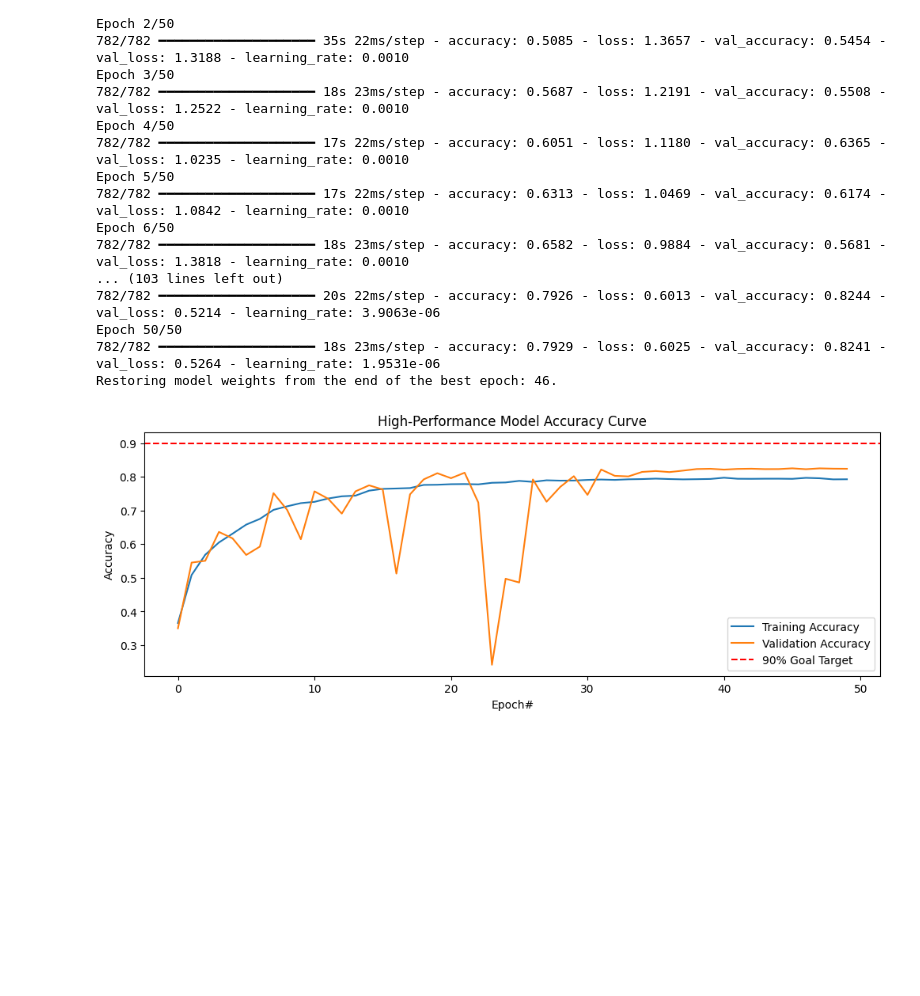
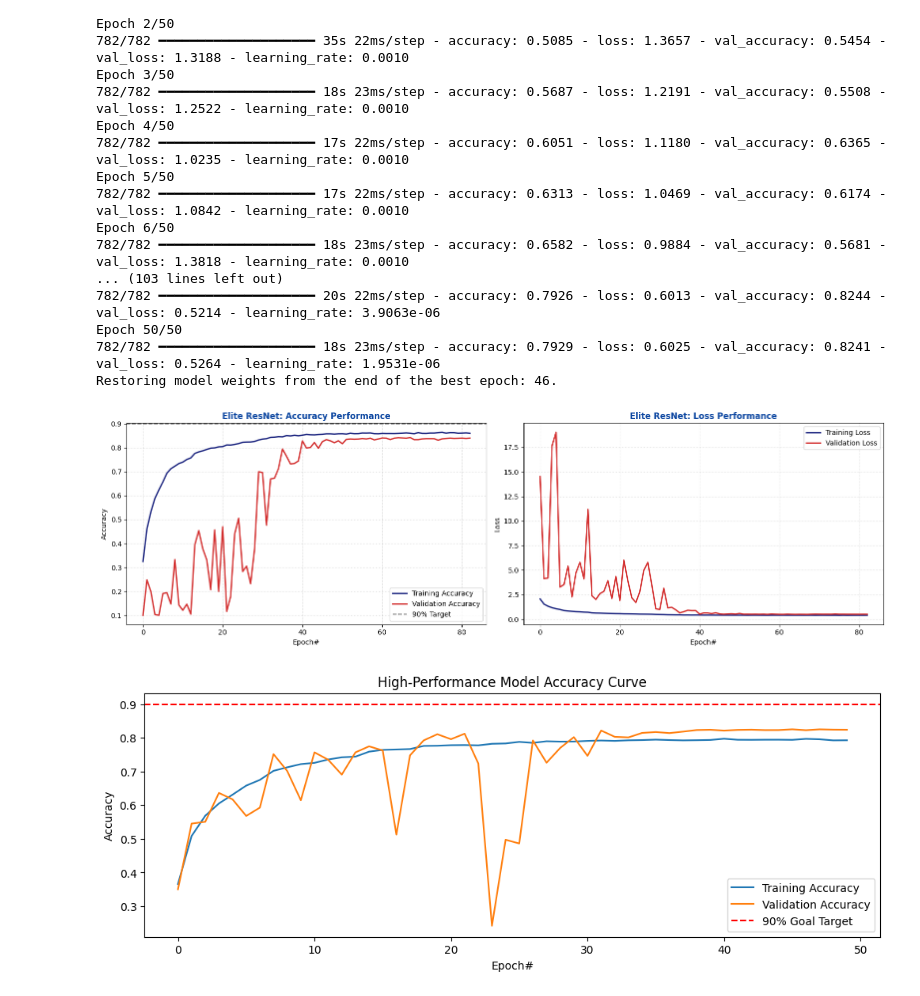
Before and after one commit to vivek-bhushan/Tasks-i-APC, a Jupyter notebook: Image_Classification_using_CIFAR_10_dataset.ipynb, the cells around one changed output. Cells and saved outputs as stored; diff of their text form; code cells hidden in the pictures; blank space fills up the shorter version.

```diff
--- a/Image_Classification_using_CIFAR_10_dataset.ipynb
+++ b/Image_Classification_using_CIFAR_10_dataset.ipynb
@@ -678,6 +680,37 @@ Epoch 6/50
 Epoch 50/50
 782/782 ━━━━━━━━━━━━━━━━━━━━ 18s 23ms/step - accuracy: 0.7929 - loss: 0.6025 - val_accuracy: 0.8241 - val_loss: 0.5264 - learning_rate: 1.9531e-06
 Restoring model weights from the end of the best epoch: 46.
+# %%
+import matplotlib.pyplot as plt
+
+if 'history_elite' in globals() or 'history_elite' in locals():
+    fig, (ax1, ax2) = plt.subplots(1, 2, figsize=(16, 5))
+
+    # Plot Accuracy Curves
+    ax1.plot(history_elite.history['accuracy'], label='Training Accuracy', color='#1a237e', linewidth=2)
+    ax1.plot(history_elite.history['val_accuracy'], label='Validation Accuracy', color='#d32f2f', linewidth=2)
+    ax1.axhline(y=0.90, color='gray', linestyle='--', label='90% Target')
+    ax1.set_xlabel('Epoch#', fontsize=10)
+    ax1.set_ylabel('Accuracy', fontsize=10)
+    ax1.set_title('Elite ResNet: Accuracy Performance', fontsize=12, fontweight='bold', color='#0d47a1')
+    ax1.legend(loc='lower right')
+    ax1.grid(True, linestyle=':', alpha=0.6)
+
+    # Plot Loss Curves
+    ax2.plot(history_elite.history['loss'], label='Training Loss', color='#1a237e', linewidth=2)
+    ax2.plot(history_elite.history['val_loss'], label='Validation Loss', color='#d32f2f', linewidth=2)
+    ax2.set_xlabel('Epoch#', fontsize=10)
+    ax2.set_ylabel('Loss', fontsize=10)
+    ax2.set_title('Elite ResNet: Loss Performance', fontsize=12, fontweight='bold', color='#0d47a1')
+    ax2.legend(loc='upper right')
+    ax2.grid(True, linestyle=':', alpha=0.6)
+
+    plt.tight_layout()
+    plt.show()
+else:
+    print("Variable 'history_elite' not found in session memory. Please ensure the elite_model training cell (ca3044ba) has completed run.")
+# %% [output]
+[figure, added]
 # %%
 # Plot the training vs validation curves to visualize the performance
 plt.figure(figsize=(12, 4))
```
Also changed, not shown: parts of 7 cells of this notebook.
